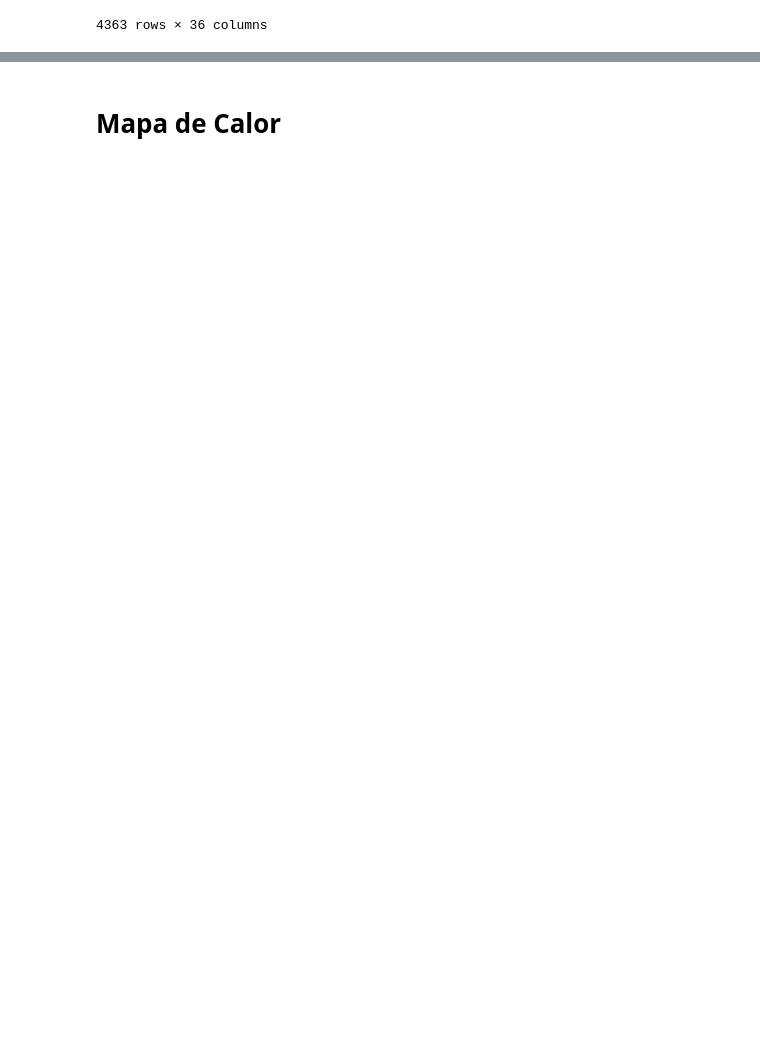
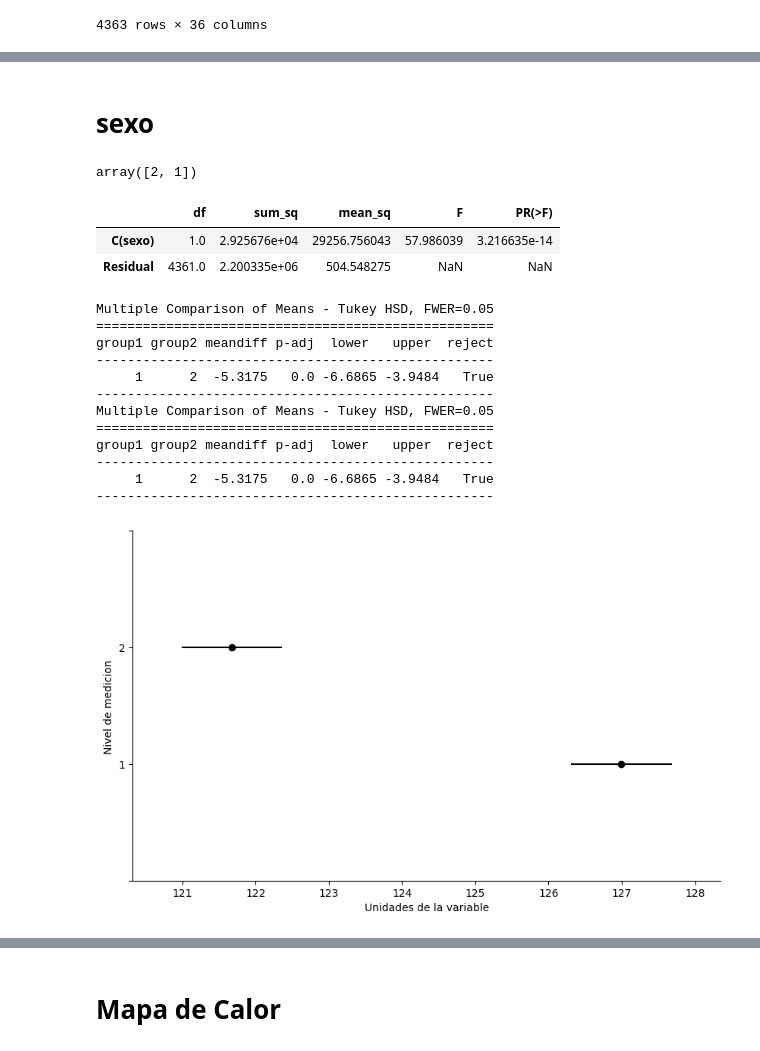
Before and after one commit to AzenethSH/Estadistica, a Jupyter notebook: eii_u2_ep_22150511.ipynb, the cells around one changed output, grey strips where cells are left out. Saved outputs shown, nothing was run; the diff lists cells and outputs as text; code cells hidden in the pictures; blank space fills up the shorter version.

```diff
--- a/eii_u2_ep_22150511.ipynb
+++ b/eii_u2_ep_22150511.ipynb
@@ -49,0 +74,46 @@ df
+# %% [markdown]
+# sexo
+# %%
+df["sexo"].unique()
+# %% [output]
+array([2, 1])
+# %%
+import statsmodels.api as sm
+import statsmodels.formula.api as smf
+
+modelo=smf.ols("tension_arterial ~ C(sexo)", data=df).fit()
+tabla_anova=sm.stats.anova_lm(modelo)
+tabla_anova
+# %% [output]
+|  | df | sum_sq | mean_sq | F | PR(>F) |
+| C(sexo) | 1.0 | 2.925676e+04 | 29256.756043 | 57.986039 | 3.216635e-14 |
+| Residual | 4361.0 | 2.200335e+06 | 504.548275 | NaN | NaN |
+# %%
+from statsmodels.stats.multicomp import pairwise_tukeyhsd
+import matplotlib.pyplot as plt
+
+nivel_de_significancia =0.05
+
+tukey = pairwise_tukeyhsd(df['tension_arterial'], df['sexo'], alpha = nivel_de_significancia)
+tukey.plot_simultaneous(ylabel = "Nivel de medicion ", xlabel = "Unidades de la variable")
+plt.gca().spines['right'].set_visible(False)
+plt.gca().spines['top'].set_visible(False)
+plt.title("")
+print(tukey)
+
+plt.title("")
+print(tukey)
+# %% [output]
+Multiple Comparison of Means - Tukey HSD, FWER=0.05
+===================================================
+group1 group2 meandiff p-adj  lower   upper  reject
+---------------------------------------------------
+     1      2  -5.3175   0.0 -6.6865 -3.9484   True
+---------------------------------------------------
+Multiple Comparison of Means - Tukey HSD, FWER=0.05
+===================================================
+group1 group2 meandiff p-adj  lower   upper  reject
+---------------------------------------------------
+     1      2  -5.3175   0.0 -6.6865 -3.9484   True
+---------------------------------------------------
+[figure, added]
```
Also changed, not shown: parts of 60 cells of this notebook.
